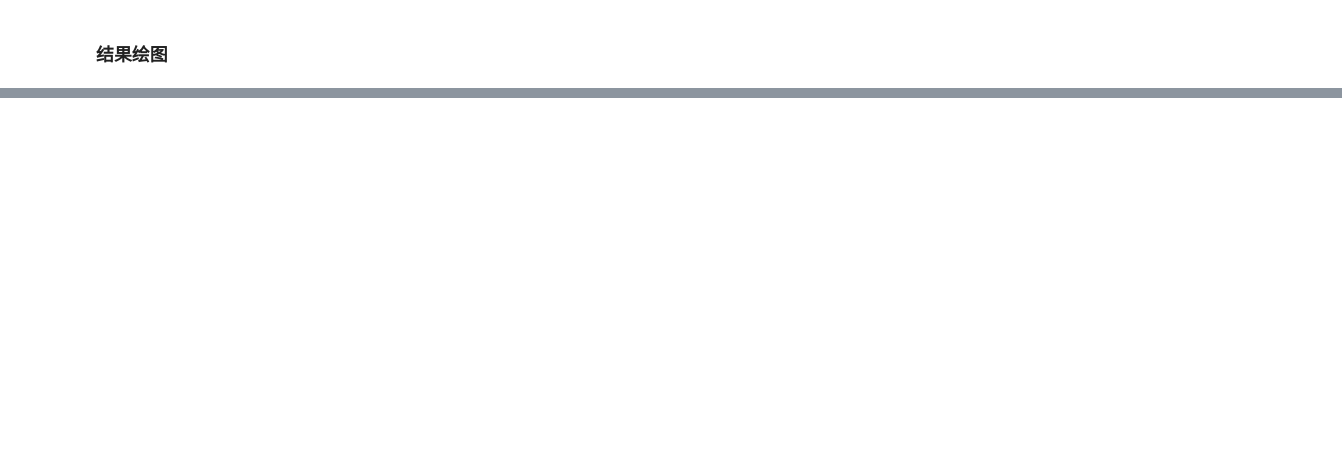
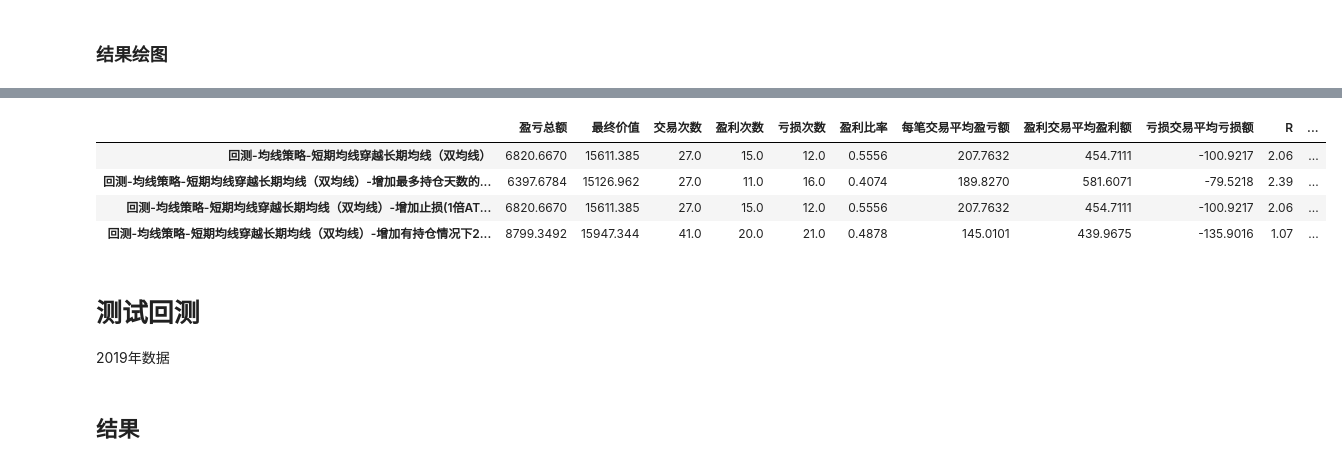
Before and after one commit to GuQiangJS/gquant-example, a Jupyter notebook: 策略测试-均线策略-短期均线穿越长期均线（双均线）.ipynb, the cells around one changed output, grey strips where cells are left out. Cells and saved outputs as stored; diff of their text form; code cells hidden in the pictures; blank space fills up the shorter version.

```diff
--- a/策略测试-均线策略-短期均线穿越长期均线（双均线）.ipynb
+++ b/策略测试-均线策略-短期均线穿越长期均线（双均线）.ipynb
@@ -378,0 +546,36 @@ kurtosis:1.143740902916364
+# %%
+class BuyStrategy2(gquant.abupy.AbuFactorBuyTD, gquant.abupy.BuyCallMixin):
+    def _init_self(self, **kwargs):
+        self.factor_name = self.__class__.__name__
+
+    def fit_day(self, today):
+        if self.orders:
+            o=self.orders[-1]
+            if o.sell_date is None:
+                buy=self.kl_pd[self.kl_pd['date']==o.buy_date]#最后一次购买当日的信息
+                atr=buy.iloc[0]['atr']#最后一次购买当日的atr数据
+                if today.ma10>today.ma20 and today.close>o.buy_price+2*atr:
+                    #当当日的短期均线（MA10）在长期均线（MA20）之上，并且当天收盘价大于最后一次购买价格+2倍购买日atr（可加仓价）
+                    return self.buy_tomorrow()
+# %%
+buy_factors = [
+    {
+        'class': BuyStrategy1,
+        # 仓位管理
+        'position': {
+            'class': Position1
+        }
+    },
+    {
+        'class':BuyStrategy2,
+        # 仓位管理
+        'position': {
+            'class': Position1
+        }
+    }
+]
+# 卖出因子
+sell_factors = [{
+    'class': SellStrategy1,
+}]
+bt4= backtest(buy_factors,sell_factors)
@@ -378,0 +586,15 @@ kurtosis:1.143740902916364
+# %%
+gquant.pd.concat([bt1.profit_series(name='回测-均线策略-短期均线穿越长期均线（双均线）'),
+                  bt2.profit_series(name='回测-均线策略-短期均线穿越长期均线（双均线）-增加最多持仓天数的卖出策略'),
+                  bt3.profit_series(name='回测-均线策略-短期均线穿越长期均线（双均线）-增加止损(1倍ATR）止盈（10倍ATR）'),
+                  bt4.profit_series(name='回测-均线策略-短期均线穿越长期均线（双均线）-增加有持仓情况下2倍ATR时的加仓策略')], axis=1).T
+# %% [output]
+|  | 盈亏总额 | 最终价值 | 交易次数 | 盈利次数 | 亏损次数 | 盈利比率 | 每笔交易平均盈亏额 | 盈利交易平均盈利额 | 亏损交易平均亏损额 | R | ... |
+| 回测-均线策略-短期均线穿越长期均线（双均线） | 6820.6670 | 15611.385 | 27.0 | 15.0 | 12.0 | 0.5556 | 207.7632 | 454.7111 | -100.9217 | 2.06 | ... |
+| 回测-均线策略-短期均线穿越长期均线（双均线）-增加最多持仓天数的... | 6397.6784 | 15126.962 | 27.0 | 11.0 | 16.0 | 0.4074 | 189.8270 | 581.6071 | -79.5218 | 2.39 | ... |
+| 回测-均线策略-短期均线穿越长期均线（双均线）-增加止损(1倍AT... | 6820.6670 | 15611.385 | 27.0 | 15.0 | 12.0 | 0.5556 | 207.7632 | 454.7111 | -100.9217 | 2.06 | ... |
+| 回测-均线策略-短期均线穿越长期均线（双均线）-增加有持仓情况下2... | 8799.3492 | 15947.344 | 41.0 | 20.0 | 21.0 | 0.4878 | 145.0101 | 439.9675 | -135.9016 | 1.07 | ... |
+# %% [markdown]
+# 测试回测
+
+2019年数据
@@ -378,0 +620,2 @@ kurtosis:1.143740902916364
+# %% [markdown]
+## 结果
```
Also changed, not shown: parts of 34 cells of this notebook.
